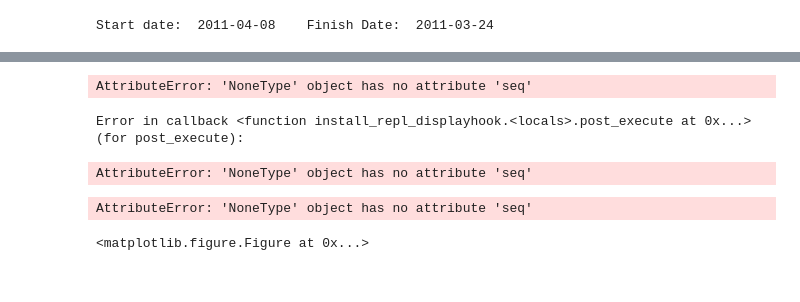
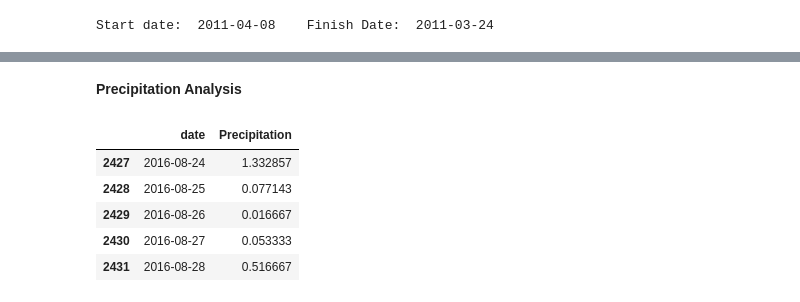
Before and after one commit to TanjaNY/GWU-BC-Homework, a Jupyter notebook: climate_analysis.ipynb, the cells around one changed output, grey strips where cells are left out. Cells and saved outputs as stored; diff of their text form; code cells hidden in the pictures.

```diff
--- a/climate_analysis.ipynb
+++ b/climate_analysis.ipynb
@@ -98,11 +68,27 @@ Name: date, Length: 365, dtype: object
-# %%
-ax=plot_data_df.plot(x=plot_data_df.date,subplots=True, xticks=b)
-#ax = fig.add_subplot(111)
-#ax.set_xticklabels(plot_data_df.data, rotation=90)
-plt.show()
-# %% [output]
-AttributeError: 'NoneType' object has no attribute 'seq'
-Error in callback <function install_repl_displayhook.<locals>.post_execute at 0x...> (for post_execute):
-AttributeError: 'NoneType' object has no attribute 'seq'
-AttributeError: 'NoneType' object has no attribute 'seq'
-<matplotlib.figure.Figure at 0x...>
+# %% [markdown]
+**Precipitation Analysis**
+# %%
+results = session.query( Measurement.date, Measurement.prcp).\
+     order_by(Measurement.date.desc()).all()
+plot_data_df=pd.DataFrame(results)
+#prcp_list=plot_df['prcp']
+#plot_data_df.pop('date')
+plot_df=plot_data_df.groupby(['date'])['prcp'].mean().reset_index().tail(365)
+#graph_df_01=graph_df.reset_index()
+#plot_org_df=plot_df.rename(columns={'prcpt':'Precipitation'}).tail(365)
+plot=plot_df.rename(columns={"prcp":"Precipitation"})
+
+#random_list=np.random.choice(date_list)
+#graph_df_01=graph_df.reset_index()
+date_list=plot['date']
+prcp_list=plot['Precipitation']
+random_list=np.random.choice(date_list,8)
+random_list_sort=np.sort(random_list)[::-1]
+plot.head()
+# %% [output]
+|  | date | Precipitation |
+| 2427 | 2016-08-24 | 1.332857 |
+| 2428 | 2016-08-25 | 0.077143 |
+| 2429 | 2016-08-26 | 0.016667 |
+| 2430 | 2016-08-27 | 0.053333 |
+| 2431 | 2016-08-28 | 0.516667 |
```
Also changed, not shown: parts of 8 cells of this notebook.
